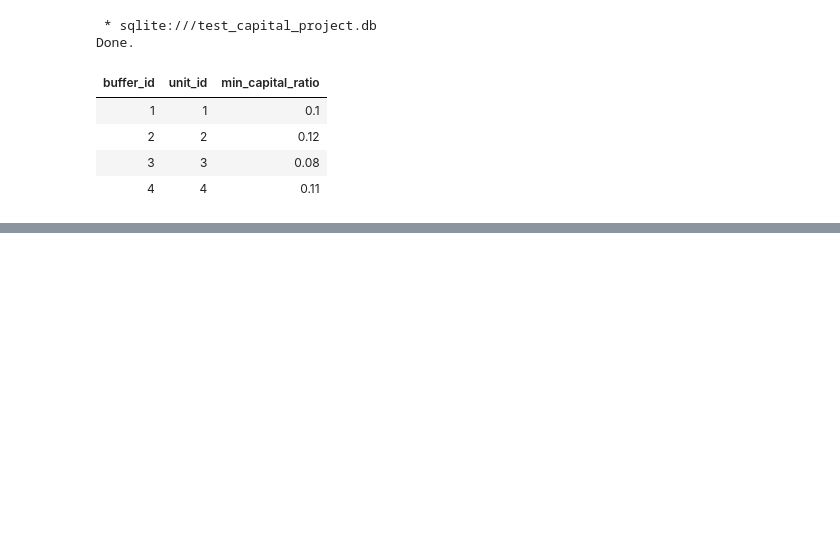
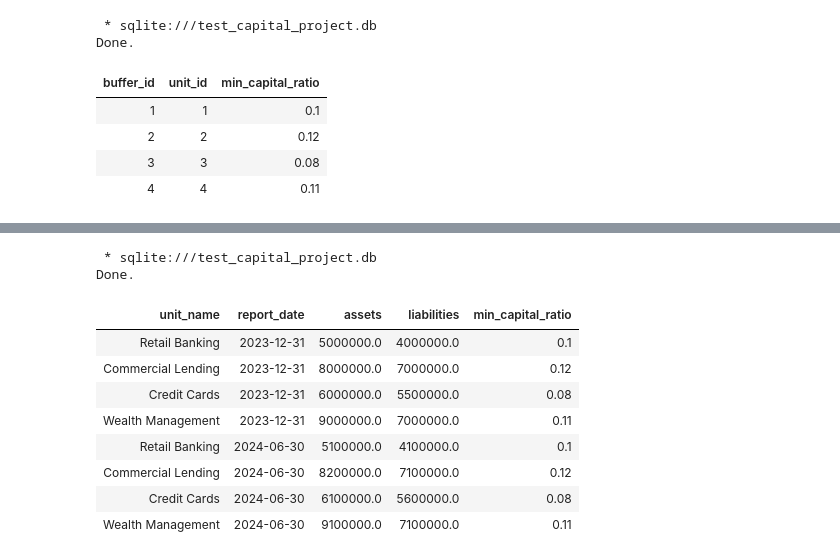
Before and after one commit to markizevbigie/capital-forecasting-microproject, a Jupyter notebook: capital_forecasting_microproject.ipynb, the cells around one changed output, grey strips where cells are left out. Saved outputs shown, nothing was run; the diff lists cells and outputs as text; code cells hidden in the pictures; blank space fills up the shorter version.

```diff
--- a/capital_forecasting_microproject.ipynb
+++ b/capital_forecasting_microproject.ipynb
@@ -171,0 +187,25 @@ INSERT INTO forecast_assumptions (assumption_id, scenario_name, asset_multiplier
+# %%
+%%sql
+SELECT
+    bu.unit_name,
+    bs.report_date,
+    bs.assets,
+    bs.liabilities,
+    cb.min_capital_ratio
+FROM balance_sheets bs
+INNER JOIN business_units bu
+    ON bs.unit_id = bu.unit_id
+LEFT JOIN capital_buffers cb
+    ON bs.unit_id = cb.unit_id;
+# %% [output]
+ * sqlite:///test_capital_project.db
+Done.
+| unit_name | report_date | assets | liabilities | min_capital_ratio |
+| Retail Banking | 2023-12-31 | 5000000.0 | 4000000.0 | 0.1 |
+| Commercial Lending | 2023-12-31 | 8000000.0 | 7000000.0 | 0.12 |
+| Credit Cards | 2023-12-31 | 6000000.0 | 5500000.0 | 0.08 |
+| Wealth Management | 2023-12-31 | 9000000.0 | 7000000.0 | 0.11 |
+| Retail Banking | 2024-06-30 | 5100000.0 | 4100000.0 | 0.1 |
+| Commercial Lending | 2024-06-30 | 8200000.0 | 7100000.0 | 0.12 |
+| Credit Cards | 2024-06-30 | 6100000.0 | 5600000.0 | 0.08 |
+| Wealth Management | 2024-06-30 | 9100000.0 | 7100000.0 | 0.11 |
```
Also changed, not shown: parts of 4 cells of this notebook, 1 other file.
